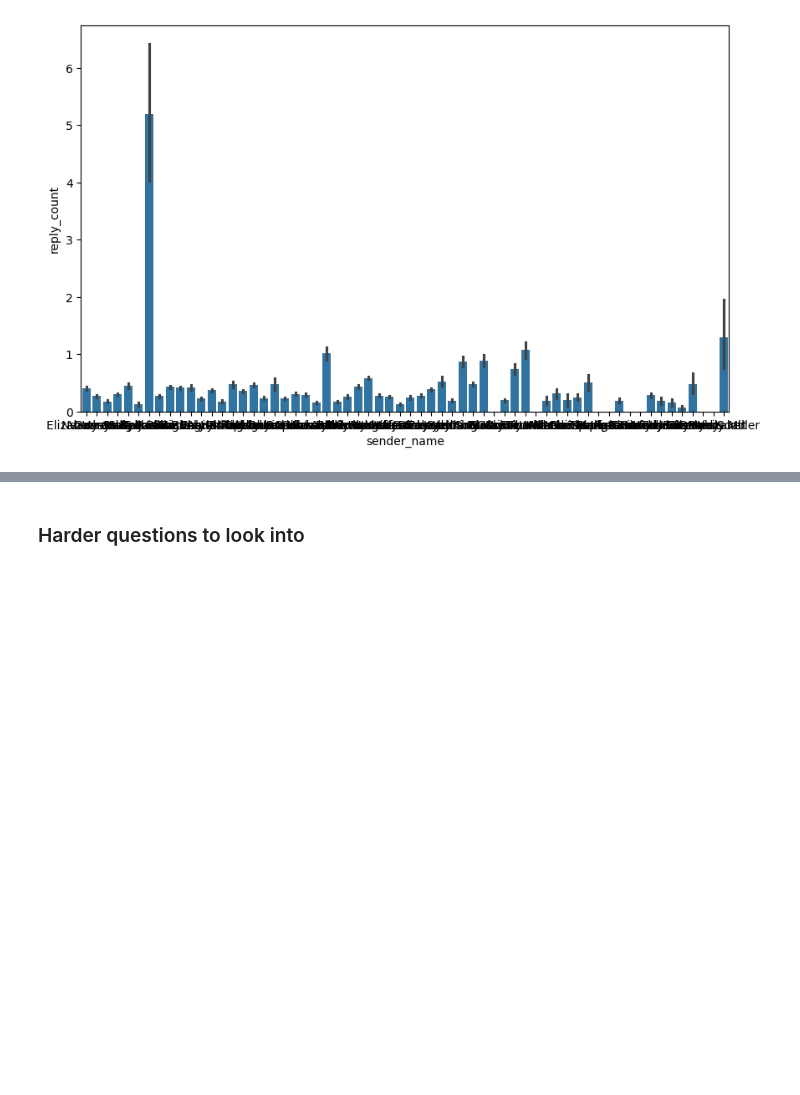
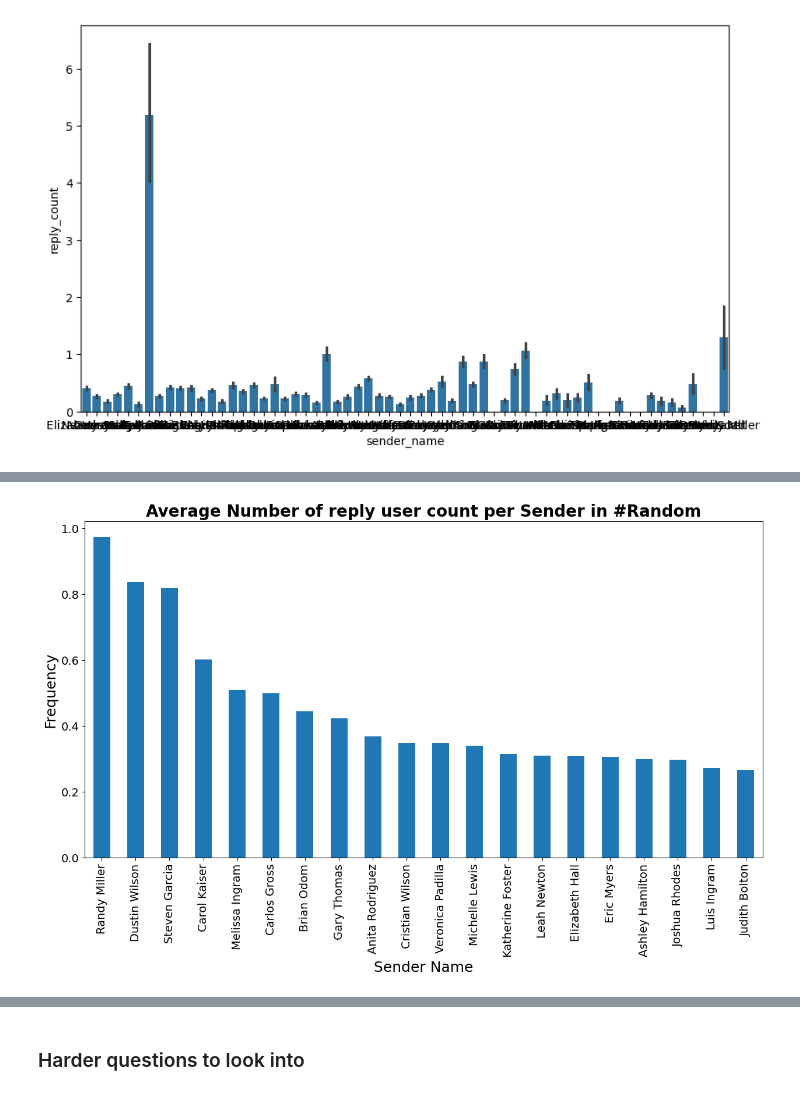
Before and after one commit to AtoBrightSide/network_analysis, a Jupyter notebook: notebooks/parse_slack_data.ipynb, the cells around one changed output, grey strips where cells are left out. Drawn from its saved outputs; the diff is of its cells as text; code cells hidden in the pictures; blank space fills up the shorter version.

```diff
--- a/notebooks/parse_slack_data.ipynb
+++ b/notebooks/parse_slack_data.ipynb
@@ -208,0 +218,4 @@ plt.show()
+# %%
+draw_avg_reply_users_count(df, 'Random')
+# %% [output]
+[figure, added]
```
Also changed, not shown: parts of 9 cells of this notebook.
